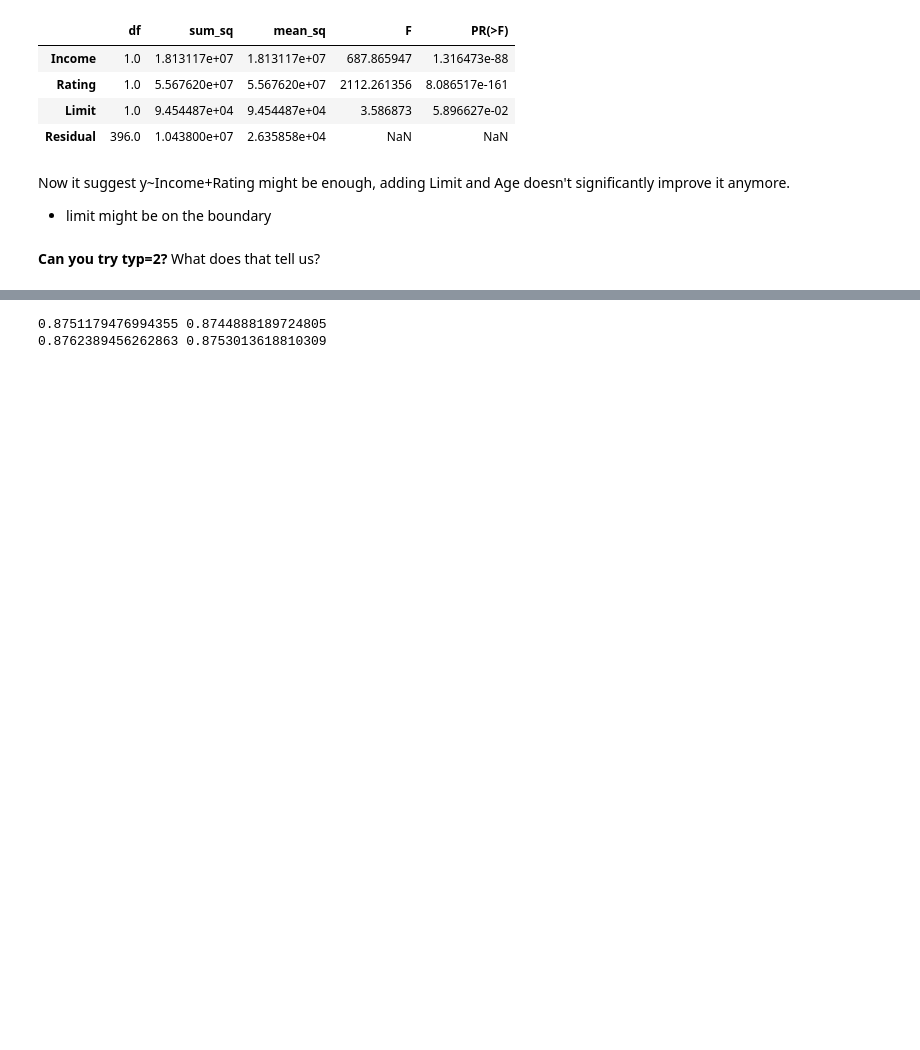
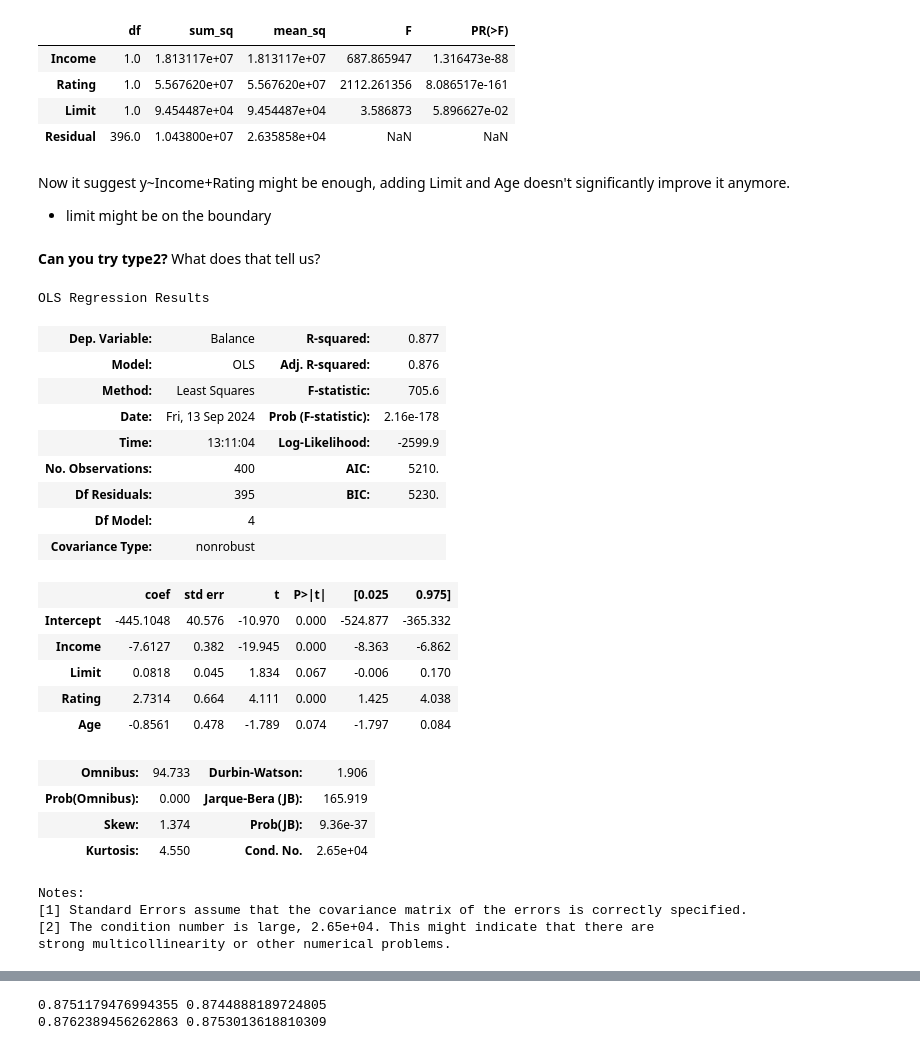
Before and after one commit to codycarroll/regression_f24, a Jupyter notebook: Code/MLR_model fitting and testing.ipynb, the cells around one changed output, grey strips where cells are left out. Drawn from its saved outputs; the diff is of its cells as text; code cells hidden in the pictures; blank space fills up the shorter version.

```diff
--- a/Code/MLR_model fitting and testing.ipynb
+++ b/Code/MLR_model fitting and testing.ipynb
@@ -322,4 +349,31 @@ Now it suggest y~Income+Rating might be enough, adding Limit and Age doesn't sig
 
 - limit might be on the boundary
 # %% [markdown]
-<b>Can you try typ=2?</b> What does that tell us?
+<b>Can you try type2?</b> What does that tell us?
+# %%
+model.summary()
+# %% [output]
+OLS Regression Results
+| Dep. Variable: | Balance | R-squared: | 0.877 |
+| Model: | OLS | Adj. R-squared: | 0.876 |
+| Method: | Least Squares | F-statistic: | 705.6 |
+| Date: | Fri, 13 Sep 2024 | Prob (F-statistic): | 2.16e-178 |
+| Time: | 13:11:04 | Log-Likelihood: | -2599.9 |
+| No. Observations: | 400 | AIC: | 5210. |
+| Df Residuals: | 395 | BIC: | 5230. |
+| Df Model: | 4 |  |  |
+| Covariance Type: | nonrobust |  |  |
+|  | coef | std err | t | P>|t| | [0.025 | 0.975] |
+| Intercept | -445.1048 | 40.576 | -10.970 | 0.000 | -524.877 | -365.332 |
+| Income | -7.6127 | 0.382 | -19.945 | 0.000 | -8.363 | -6.862 |
+| Limit | 0.0818 | 0.045 | 1.834 | 0.067 | -0.006 | 0.170 |
+| Rating | 2.7314 | 0.664 | 4.111 | 0.000 | 1.425 | 4.038 |
+| Age | -0.8561 | 0.478 | -1.789 | 0.074 | -1.797 | 0.084 |
+| Omnibus: | 94.733 | Durbin-Watson: | 1.906 |
+| Prob(Omnibus): | 0.000 | Jarque-Bera (JB): | 165.919 |
+| Skew: | 1.374 | Prob(JB): | 9.36e-37 |
+| Kurtosis: | 4.550 | Cond. No. | 2.65e+04 |
+Notes:
+[1] Standard Errors assume that the covariance matrix of the errors is correctly specified.
+[2] The condition number is large, 2.65e+04. This might indicate that there are
+strong multicollinearity or other numerical problems.
```
Also changed, not shown: parts of 31 cells of this notebook, 1 other file.
